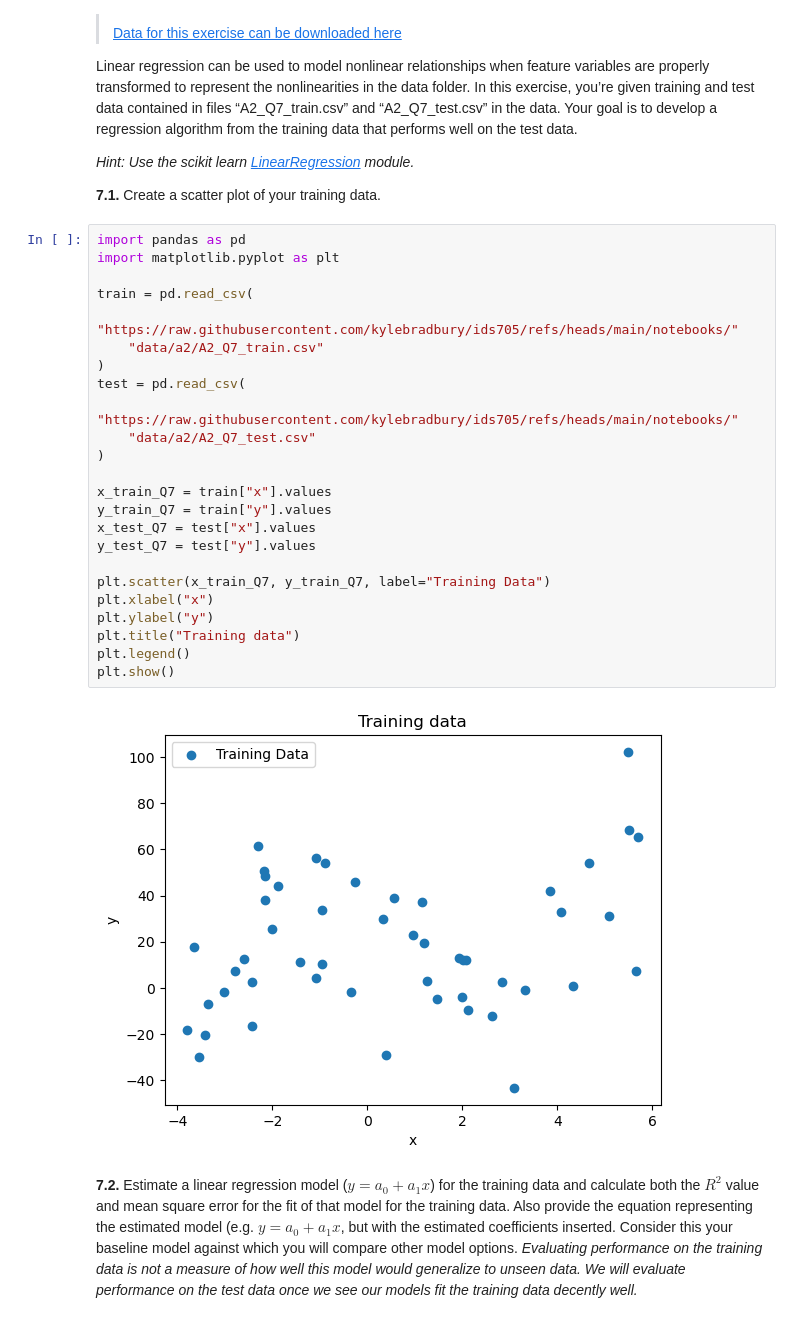
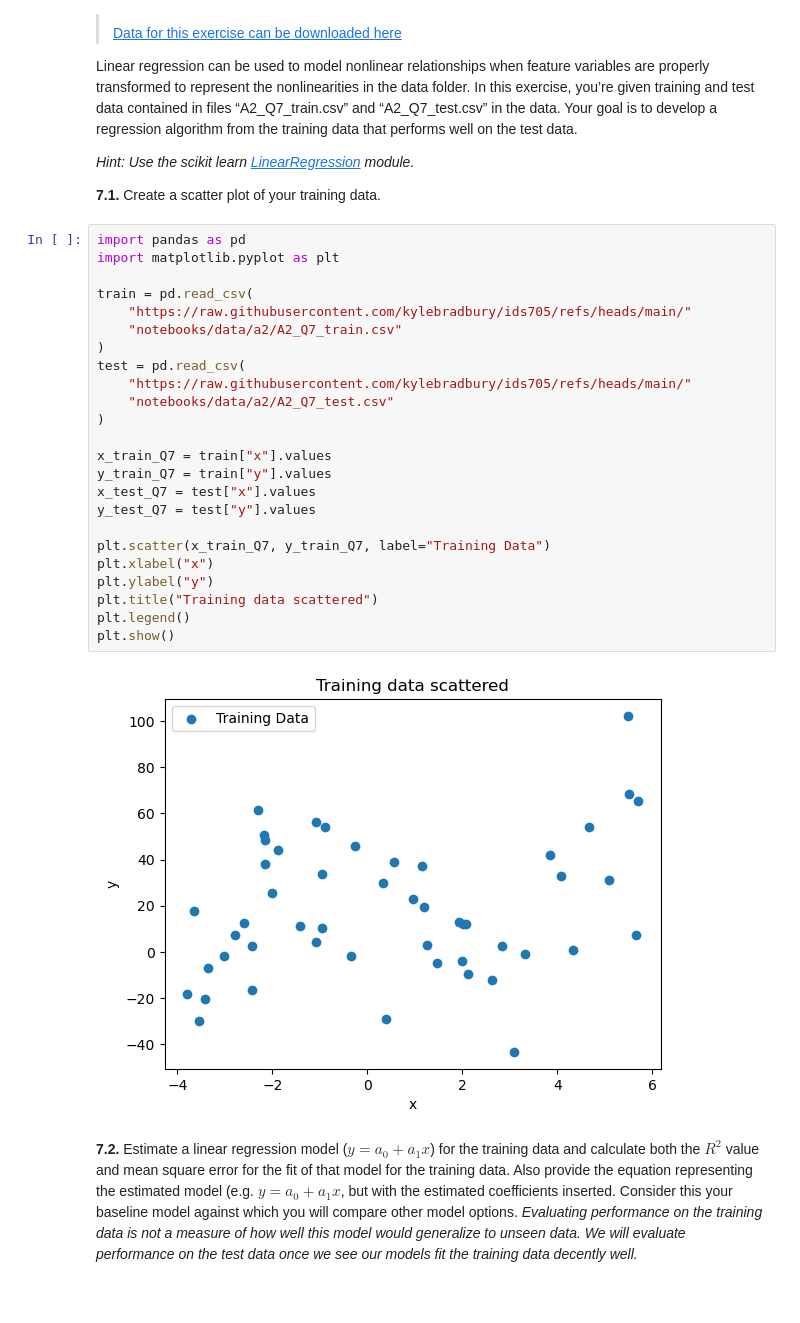
Before and after one commit to cathylyirang/IDS_705_ML, a Jupyter notebook: Assignment_2/assignment2.ipynb, the cells around one changed output. Saved outputs shown, nothing was run; the diff lists cells and outputs as text.

```diff
--- a/Assignment_2/assignment2.ipynb
+++ b/Assignment_2/assignment2.ipynb
@@ -684,29 +688,29 @@ module.*
 # %%
 import pandas as pd
 import matplotlib.pyplot as plt
 
 train = pd.read_csv(
-    "https://raw.githubusercontent.com/kylebradbury/ids705/refs/heads/main/notebooks/"
-    "data/a2/A2_Q7_train.csv"
+    "https://raw.githubusercontent.com/kylebradbury/ids705/refs/heads/main/"
+    "notebooks/data/a2/A2_Q7_train.csv"
 )
 test = pd.read_csv(
-    "https://raw.githubusercontent.com/kylebradbury/ids705/refs/heads/main/notebooks/"
-    "data/a2/A2_Q7_test.csv"
+    "https://raw.githubusercontent.com/kylebradbury/ids705/refs/heads/main/"
+    "notebooks/data/a2/A2_Q7_test.csv"
 )
 
 x_train_Q7 = train["x"].values
 y_train_Q7 = train["y"].values
 x_test_Q7 = test["x"].values
 y_test_Q7 = test["y"].values
 
 plt.scatter(x_train_Q7, y_train_Q7, label="Training Data")
 plt.xlabel("x")
 plt.ylabel("y")
-plt.title("Training data")
+plt.title("Training data scattered")
 plt.legend()
 plt.show()
 # %% [output]
-[figure, old version]
+[figure, new version]
 # %% [markdown]
 **7.2.** Estimate a linear regression model ($y = a_0 + a_1 x$) for the
 training data and calculate both the $R^2$ value and mean square error
```
Also changed, not shown: parts of 22 cells of this notebook, 3 other files.
